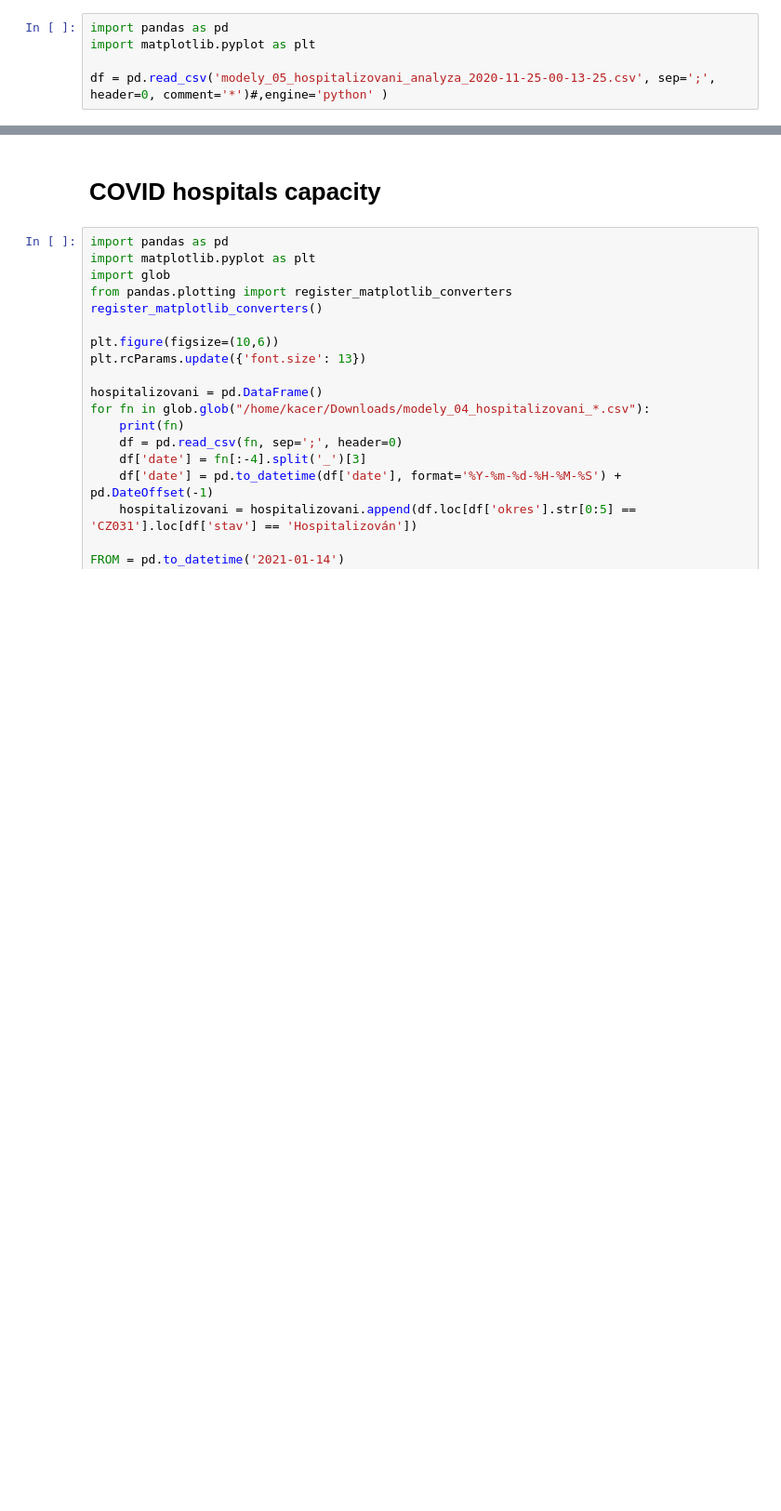
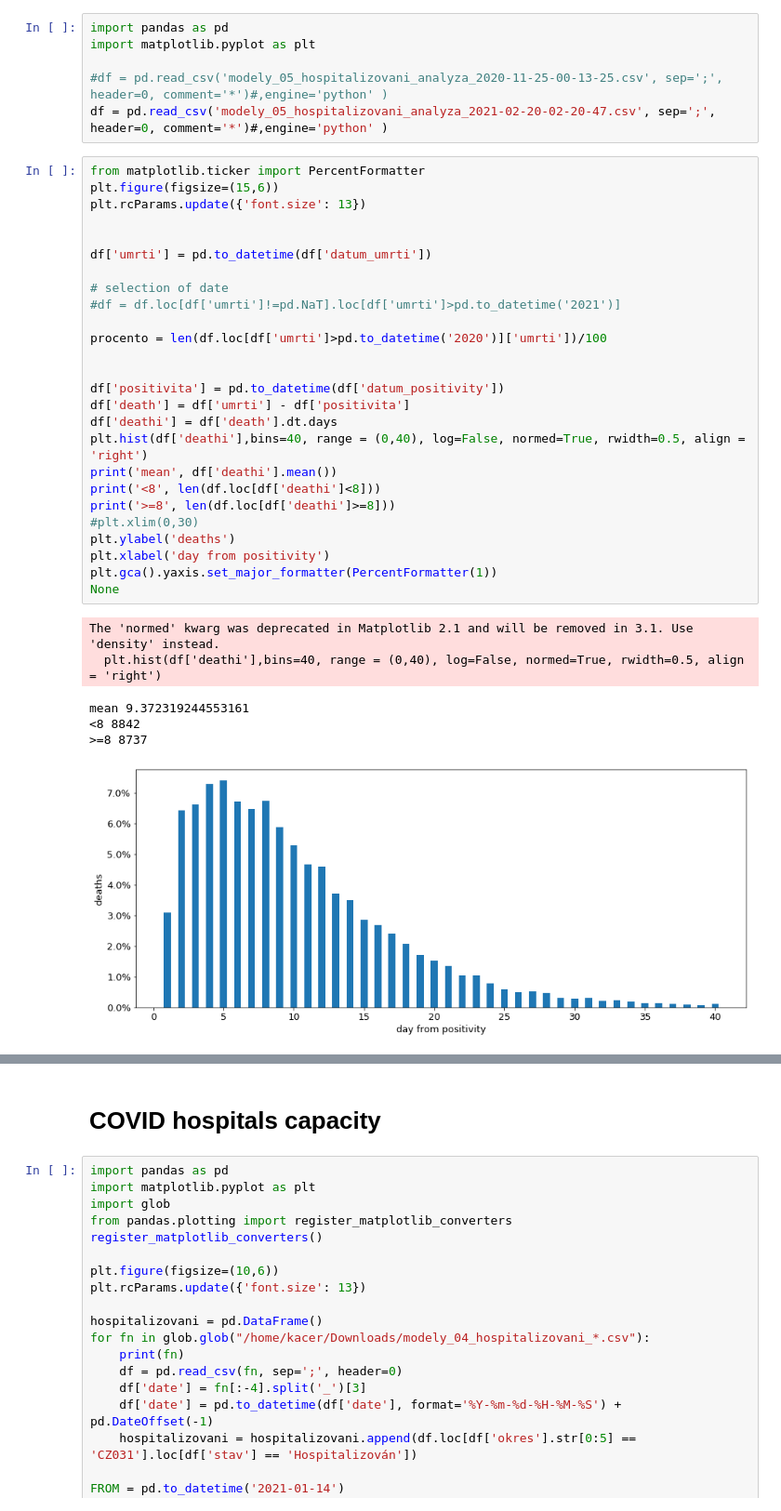
Before and after one commit to kakl/covid, a Jupyter notebook: covid.ipynb, the cells around one changed output, grey strips where cells are left out. Shown at 93% size. Cells and saved outputs as stored; diff of their text form; blank space fills up the shorter version.

```diff
--- a/covid.ipynb
+++ b/covid.ipynb
@@ -2,5 +2,39 @@
 import pandas as pd
 import matplotlib.pyplot as plt
 
-df = pd.read_csv('modely_05_hospitalizovani_analyza_2020-11-25-00-13-25.csv', sep=';', header=0, comment='*')#,engine='python' )
+#df = pd.read_csv('modely_05_hospitalizovani_analyza_2020-11-25-00-13-25.csv', sep=';', header=0, comment='*')#,engine='python' )
+df = pd.read_csv('modely_05_hospitalizovani_analyza_2021-02-20-02-20-47.csv', sep=';', header=0, comment='*')#,engine='python' )
+# %%
+from matplotlib.ticker import PercentFormatter
+plt.figure(figsize=(15,6))
+plt.rcParams.update({'font.size': 13})
+
+
+df['umrti'] = pd.to_datetime(df['datum_umrti'])
+
+# selection of date
+#df = df.loc[df['umrti']!=pd.NaT].loc[df['umrti']>pd.to_datetime('2021')]
+
+procento = len(df.loc[df['umrti']>pd.to_datetime('2020')]['umrti'])/100
+
+
+df['positivita'] = pd.to_datetime(df['datum_positivity'])
+df['death'] = df['umrti'] - df['positivita']
+df['deathi'] = df['death'].dt.days
+plt.hist(df['deathi'],bins=40, range = (0,40), log=False, normed=True, rwidth=0.5, align = 'right')
+print('mean', df['deathi'].mean())
+print('<8', len(df.loc[df['deathi']<8]))
+print('>=8', len(df.loc[df['deathi']>=8]))
+#plt.xlim(0,30)
+plt.ylabel('deaths')
+plt.xlabel('day from positivity')
+plt.gca().yaxis.set_major_formatter(PercentFormatter(1))
+None
+# %% [output]
+The 'normed' kwarg was deprecated in Matplotlib 2.1 and will be removed in 3.1. Use 'density' instead.
+  plt.hist(df['deathi'],bins=40, range = (0,40), log=False, normed=True, rwidth=0.5, align = 'right')
+mean 9.372319244553161
+<8 8842
+>=8 8737
+[figure, added]
 # %%
```
Also changed, not shown: parts of 7 cells of this notebook.
